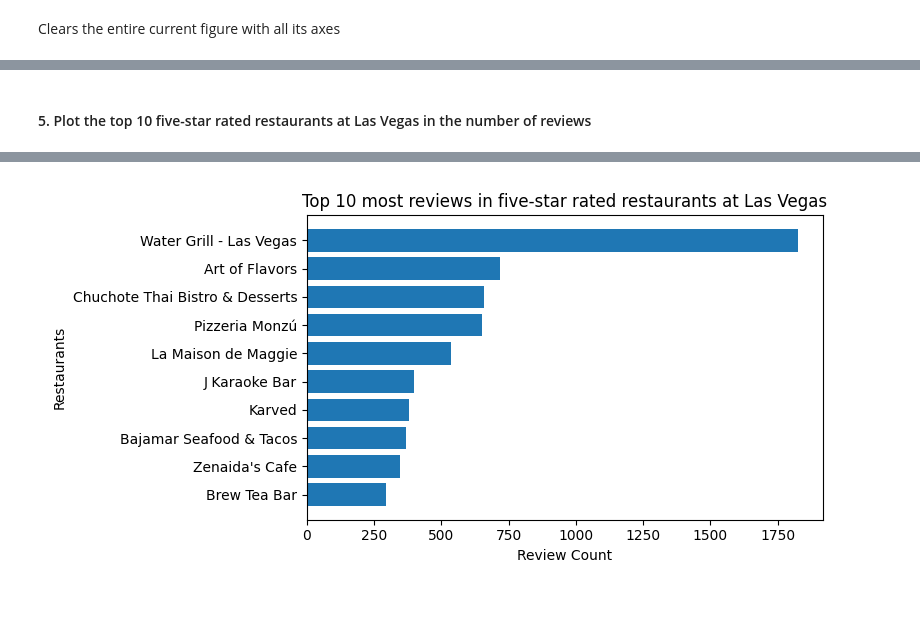
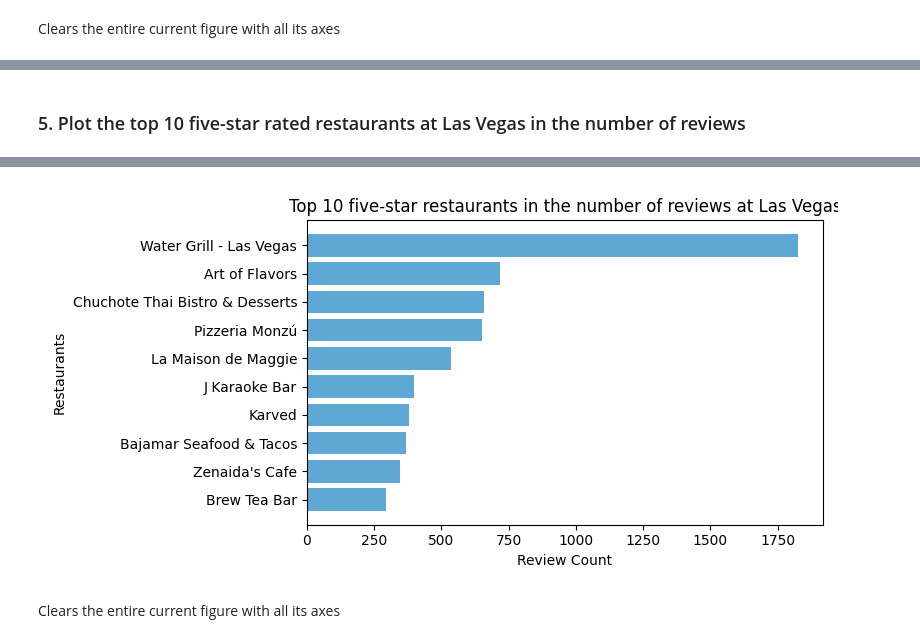
Before and after one commit to wuyaheng/EMR-S3-Pyspark, a Jupyter notebook: Analysis.ipynb, the cells around one changed output, grey strips where cells are left out. Cells and saved outputs as stored; diff of their text form; code cells hidden in the pictures; blank space fills up the shorter version.

```diff
--- a/Analysis.ipynb
+++ b/Analysis.ipynb
@@ -784,6 +683,6 @@ plt.close()
 # %%
 Las_Vegas_five_strs_resta = five_strs_resta_df.filter(col("city") == "Las Vegas")
-Las_Vegas_top_10_most_reviews_resta = Las_Vegas_five_strs_resta.select('name', 'categories', 'review_count') \
+Las_Vegas_top_10_most_reviews_resta = Las_Vegas_five_strs_resta.select('business_id','name', 'categories', 'review_count') \
                                                                 .sort("""review_count""",ascending=False).limit(10)
 Las_Vegas_top_10_most_reviews_resta.show()
 # %% [output]
@@ -805,17 +704,19 @@ Las_Vegas_top_10_most_reviews_resta.show()
 # %% [markdown]
-#### 5. Plot the top 10 five-star rated restaurants at Las Vegas in the number of reviews
+### 5. Plot the top 10 five-star rated restaurants at Las Vegas in the number of reviews
 # %%
 fig = plt.figure(figsize =(8, 4))
 restaurants_name = Las_Vegas_top_10_most_reviews_resta.toPandas()["name"].values.tolist()
 review_count = Las_Vegas_top_10_most_reviews_resta.sort('review_count').toPandas()["review_count"].values.tolist()
-plt.barh(restaurants_name, review_count)
+plt.barh(restaurants_name, review_count, color='#5fa8d3')
 plt.xlabel("Review Count")
 plt.ylabel("Restaurants")
-plt.title("Top 10 most reviews in five-star rated restaurants at Las Vegas")
+plt.title("Top 10 five-star restaurants in the number of reviews at Las Vegas")
 plt.tight_layout()
 plt.show()
 
 %matplot plt
 # %% [output]
 [interactive output not drawn]
-[figure, old version]
+[figure, new version]
+# %% [markdown]
+Clears the entire current figure with all its axes
```
Also changed, not shown: parts of 31 cells of this notebook, 2 other files.
